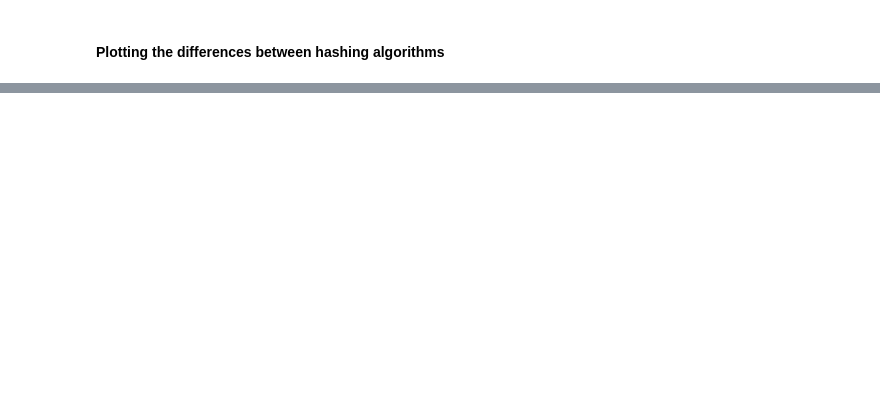
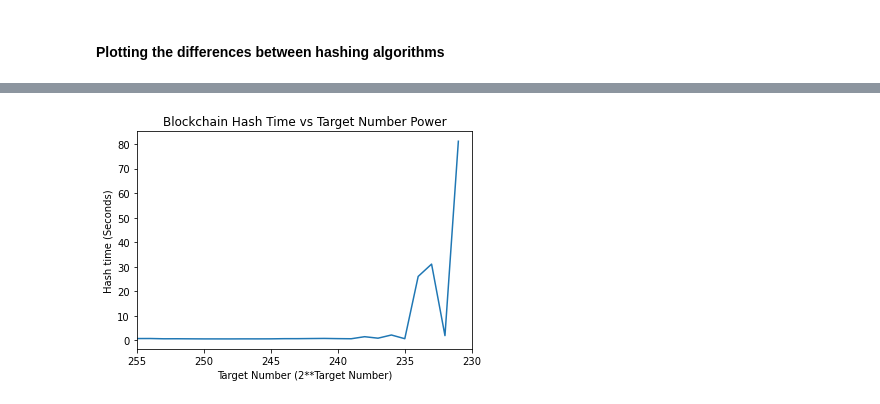
Before and after one commit to williamrhayes/PracticalCryptographyInPython, a Jupyter notebook: Practical Cryptography in Python.ipynb, the cells around one changed output, grey strips where cells are left out. Drawn from its saved outputs; the diff is of its cells as text; code cells hidden in the pictures; blank space fills up the shorter version.

```diff
--- a/Practical Cryptography in Python.ipynb
+++ b/Practical Cryptography in Python.ipynb
@@ -897,0 +924,91 @@ Text(0.5, 1.0, 'Hash Comparison Time by Number of Symbols')
+# %%
+# This function simulates mining for bitcoin by
+# generating a list of nonces tied to a message
+# (or transaction). In this instance, Alice needs
+# to send Bob 8 bitcoin. Any deviation from this
+# transaction will result in a failure to publish
+# the block to the blockchain
+def proof_of_work(target_number=2**255, message="Alice Sends Bob 8 Bitcoin", true_message="Alice Sends Bob 8 Bitcoin"):
+
+    # Generate a list of nonces by picking a million
+    # random numbers. Duplicate randoms might cause
+    # issues but this could be solved by using a different
+    # datatype than the 32-bit integer and increasing the
+    # high value for nonces
+    nonces = np.random.randint(low=0, high=2**31, size=100_000_000)
+
+    # For each nonce in our list of random nonces
+    for nonce in nonces:
+
+        # Generate the block to add to the blockchain
+        # by following the format "MESSAGE:NONCE", encode
+        # that string as bytes
+        block = f"{message}:{nonce}".encode('utf-8')
+
+        # Hash the block using SHA-256
+        block_hash = hashlib.sha256(block).hexdigest()
+
+        # Convert that hashed block from base 16
+        # to base 10
+        block_hash_value = int(block_hash, 16)
+
+        if block_hash_value < target_number:
+
+            # Check to see if the user is trying to publish
+            # an invalid block to the blockchain
+            if message != true_message:
+                return f"Sorry, '{message}' is not a valid transaction. No cheating!"
+
+            # Otherwise, they have successfully found another
+            # block to add to the blockchain!
+            else:
+                return f" Successfully published to the blockchain: \n Nonce={nonce:,} \n hash={block_hash}"
+
+
+# Try and cheat the system
+print(proof_of_work(message="Alice Sends Bob 1,000,000 Bitcoin"))
+
+# Play by the rules on a VERY easy mining
+# difficulty
+print(proof_of_work(message="Alice Sends Bob 8 Bitcoin"))
+
+## See how the difficulty increases with
+## decreasing powers of target number
+#time_to_find_block = {}
+#target_num_bit_size = 256
+#
+#for i in range(1, 25+1):
+#    power = target_num_bit_size - i
+#    target_number = 2 ** (power)
+#    print(f"Target Number: 2**{power}")
+#
+#    # Track the amount of time it takes to
+#    # find a hash below the target number
+#    # at each power of two.
+#    start = time.time()
+#    print(proof_of_work(target_number=target_number, message="Alice Sends Bob 8 Bitcoin"))
+#    end = time.time()
+#    time_to_find_block[power] = end-start
+#
+## Save this data as a JSON file so we
+## don't need to keep generating the info
+## over and over again
+#with open('./data/proof_of_work.json', 'w') as f:
+#    json.dump(time_to_find_block, f)
+
+# Load the data created from generating blocks of
+# varying difficulty
+with open('./data/proof_of_work.json', 'r') as f:
+    time_to_find_block = json.load(f)
+
+target_number_powers = [int(power) for power in time_to_find_block.keys()]
+plt.plot(target_number_powers, time_to_find_block.values())
+# Force the plot to count backwards
+# from 255
+plt.xlim(255, 230)
+
+# Add titles to chart
+plt.title("Blockchain Hash Time vs Target Number Power")
+plt.ylabel("Hash time (Seconds)")
+plt.xlabel('Target Number (2**Target Number)')
+# %% [output]
@@ -897,0 +1020 @@ Text(0.5, 1.0, 'Hash Comparison Time by Number of Symbols')
+[figure, added]
```
Also changed, not shown: parts of 19 cells of this notebook, 1 other file.
